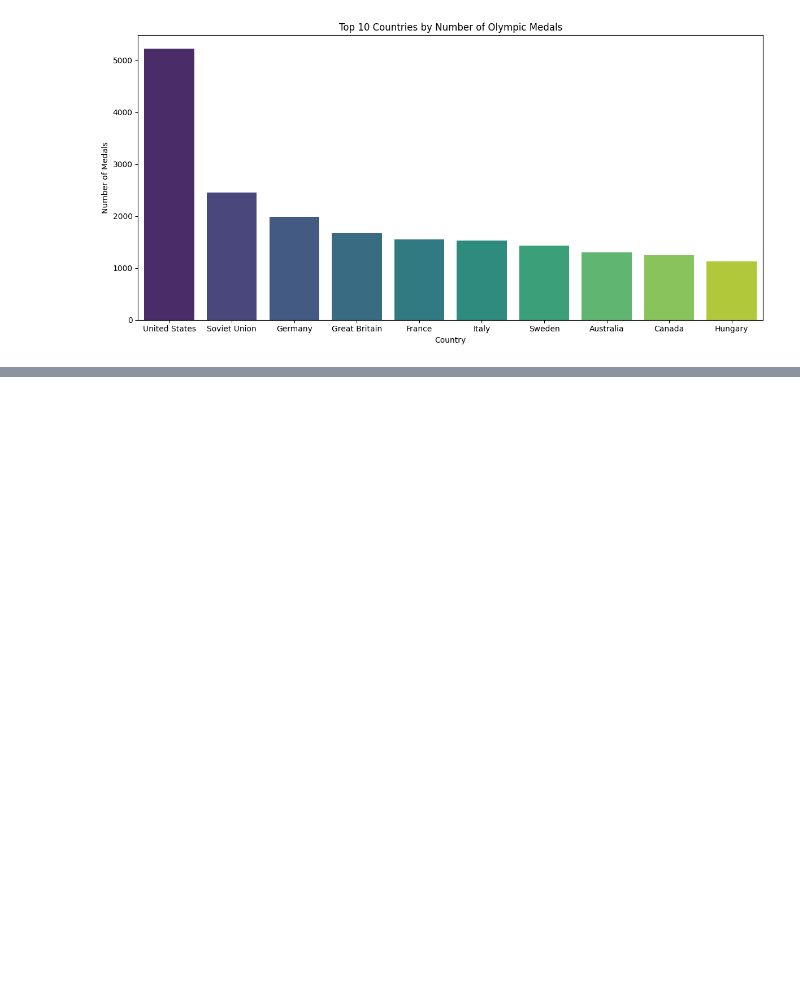
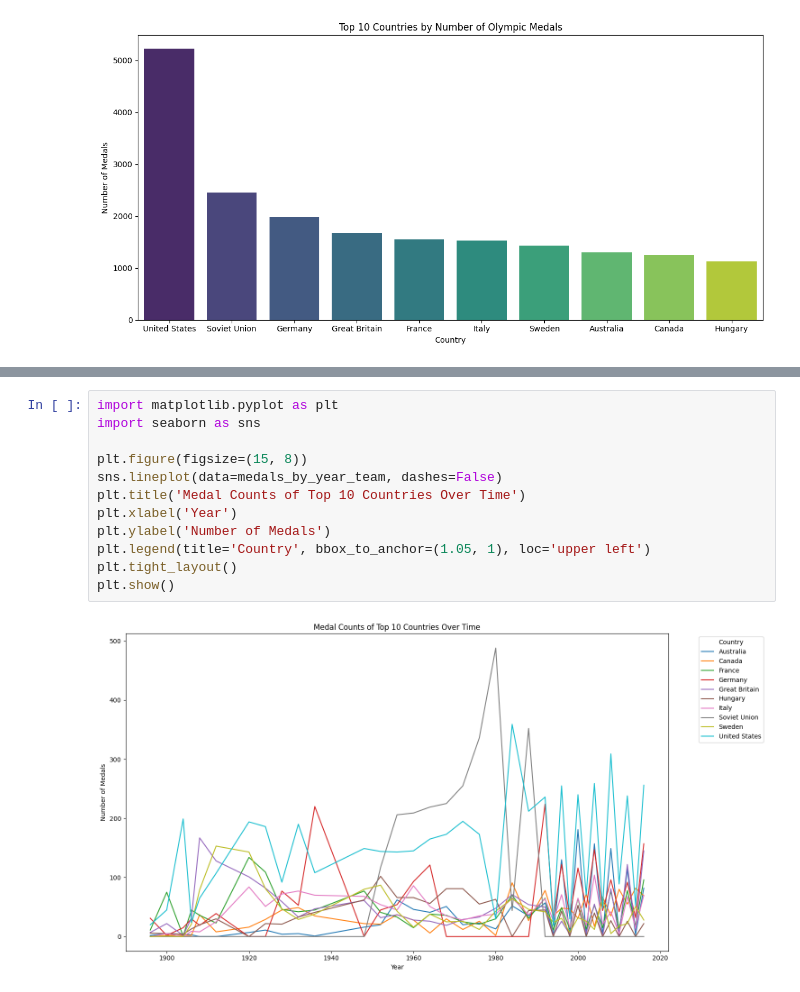
Before and after one commit to JuniorFigueroa18/DSHSRP, a Jupyter notebook: Data_Science_Project.ipynb, the cells around one changed output, grey strips where cells are left out. Saved outputs shown, nothing was run; the diff lists cells and outputs as text; blank space fills up the shorter version.

```diff
--- a/Data_Science_Project.ipynb
+++ b/Data_Science_Project.ipynb
@@ -276,3 +270,17 @@ display(medals_by_season_year_team.head(full))
 | 1904 | Summer | 4 | 2 | 1 | 15 | 2 | 4 | 0 | 0 | 0 | ... |
 | 1906 | Summer | 3 | 2 | 45 | 30 | 31 | 13 | 9 | 0 | 21 | ... |
 | 1908 | Summer | 0 | 37 | 36 | 19 | 167 | 20 | 8 | 0 | 79 | ... |
+# %%
+import matplotlib.pyplot as plt
+import seaborn as sns
+
+plt.figure(figsize=(15, 8))
+sns.lineplot(data=medals_by_year_team, dashes=False)
+plt.title('Medal Counts of Top 10 Countries Over Time')
+plt.xlabel('Year')
+plt.ylabel('Number of Medals')
+plt.legend(title='Country', bbox_to_anchor=(1.05, 1), loc='upper left')
+plt.tight_layout()
+plt.show()
+# %% [output]
+[figure, added]
```
Also changed, not shown: parts of 1 cell of this notebook.
